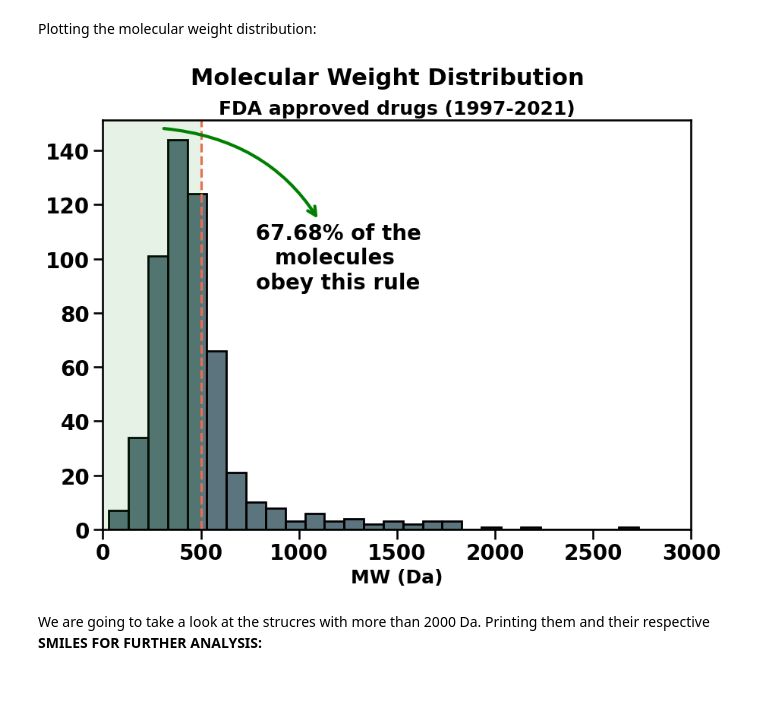
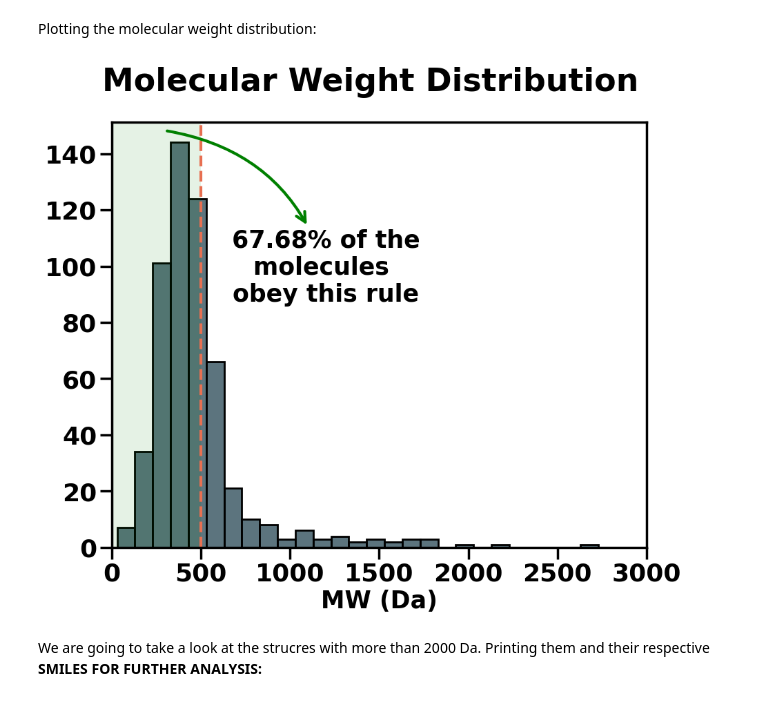
Before and after one commit to arturcgs/lipinski-analysis, a Jupyter notebook: jupyter_notebooks/4_lipinski_eda.ipynb, the cells around one changed output. Saved outputs shown, nothing was run; the diff lists cells and outputs as text; code cells hidden in the pictures.

```diff
--- a/jupyter_notebooks/4_lipinski_eda.ipynb
+++ b/jupyter_notebooks/4_lipinski_eda.ipynb
@@ -191,7 +191,7 @@ drugs_db["logp"] = drugs_db["Mol_Clean"].apply(Descriptors.MolLogP)
 # %%
 # We begin by merging the drugs_db and the actives_route datasets in order to get the route
 
-active_route = pd.read_csv("/home/arturcgs/HDD/Documents/mestrado/datasets/lipinski/active_route_final.csv")
+active_route = pd.read_csv("../data/active_route_final.csv")
 
 active_route = active_route[["active_stripped", "Route_Unique"]]
 # %% [markdown]
@@ -238,7 +238,7 @@ drugs_db_with_route[["active", "DrugBank ID", "Route_Unique"]].to_csv("/home/art
 After creating the `drugs_db_with_route` we did some manually completion of the remaining route of administration and now we're going to import it and merge the remaining routes.
 # %%
 # We load the dataset
-drugs_db_with_route_manually = pd.read_csv("/home/arturcgs/HDD/Documents/mestrado/datasets/lipinski/drugs_db_with_route_manually_final.csv")
+drugs_db_with_route_manually = pd.read_csv("../data/drugs_db_with_route_manually_final.csv")
 
 # Selecting only active and Route_Unique
 drugs_db_with_route_manually = drugs_db_with_route_manually[["active", "Route_Unique"]]
@@ -347,7 +346,7 @@ drugs_db_route_merged.shape
 # %% [output]
 (549, 16)
 # %%
-sns.set_context("talk")
+sns.set_context("poster")
 pd.options.display.max_colwidth = 1000
 # %% [markdown]
 The following chunks of code are related to the basic plots of distribution of the lipinski's rule:
@@ -389,14 +388,14 @@ def dist_graph(df, col_name, title, xlabel, binwidth, threshold, xlim, ax, fig):
     )
     ax.axvline(threshold,color = color_palette["vline"], linestyle = "--")
     ax.set_xlim(*xlim) # setting the xlim
-    fig.suptitle(title, fontsize = 22, fontweight=1000)
-    dist.set_title("FDA approved drugs (1997-2021)", fontsize=18, fontweight=1000)
-    dist.set_xlabel(xlabel, fontweight=1000, fontsize=18)
+    fig.suptitle(title, fontsize = 33, fontweight=1000)
+    #dist.set_title("FDA approved drugs (1997-2021)", fontsize=18, fontweight=1000)
+    dist.set_xlabel(xlabel, fontweight=1000, fontsize=25)
     dist.set_ylabel("")
 
     # tick sizes and bold
-    plt.setp(ax.get_xticklabels(), fontsize=20, fontweight=627)
-    plt.setp(ax.get_yticklabels(), fontsize=20, fontweight=624)
+    plt.setp(ax.get_xticklabels(), fontsize=26, fontweight=627)
+    plt.setp(ax.get_yticklabels(), fontsize=26, fontweight=624)
 
     # adding a shaded region
     ax.add_patch(Rectangle((-100, 0),
@@ -409,34 +408,34 @@ def dist_graph(df, col_name, title, xlabel, binwidth, threshold, xlim, ax, fig):
 # %% [markdown]
 Plotting the molecular weight distribution:
 # %%
-fig, ax = plt.subplots(figsize = (10,7))
+fig, ax = plt.subplots(figsize = (10,8))
 
 dist_graph(
     df=drugs_db_route_merged,
     col_name="mw",
     title="Molecular Weight Distribution",
     xlabel="MW (Da)",
     binwidth=100,
     threshold=500,
     xlim=(0, 3000),
     ax=ax,
     fig=fig
 )
 
 
 # annotating the information about how % obey the lipinski's rules
 param = ((drugs_db_route_merged.mw <=500).sum())/drugs.shape[0]
 
 ax.annotate(f' {param:.2%} of the \nmolecules \nobey this rule',
             xy=(0.1, 0.98), xycoords='axes fraction',
             xytext=(0.4, 0.75), textcoords='axes fraction',
             arrowprops={"arrowstyle":"<-", "color":color_palette["arrow"], "lw":3, "connectionstyle":"arc3,rad=0.3"},
-            verticalalignment='top', fontsize=20, fontweight=1000,
+            verticalalignment='top', fontsize=25, fontweight=1000,
             horizontalalignment="center")
 # saving plot
 fig.savefig("../imgs/lipinski/dist_mw.png", dpi=300)
 # %% [output]
-[figure, old version]
+[figure, new version]
 # %% [markdown]
 We are going to take a look at the strucres with more than 2000 Da. Printing them and their respective <b>SMILES FOR FURTHER ANALYSIS:</b>
 # %%
```
Also changed, not shown: parts of 16 cells of this notebook, 30 other files.
